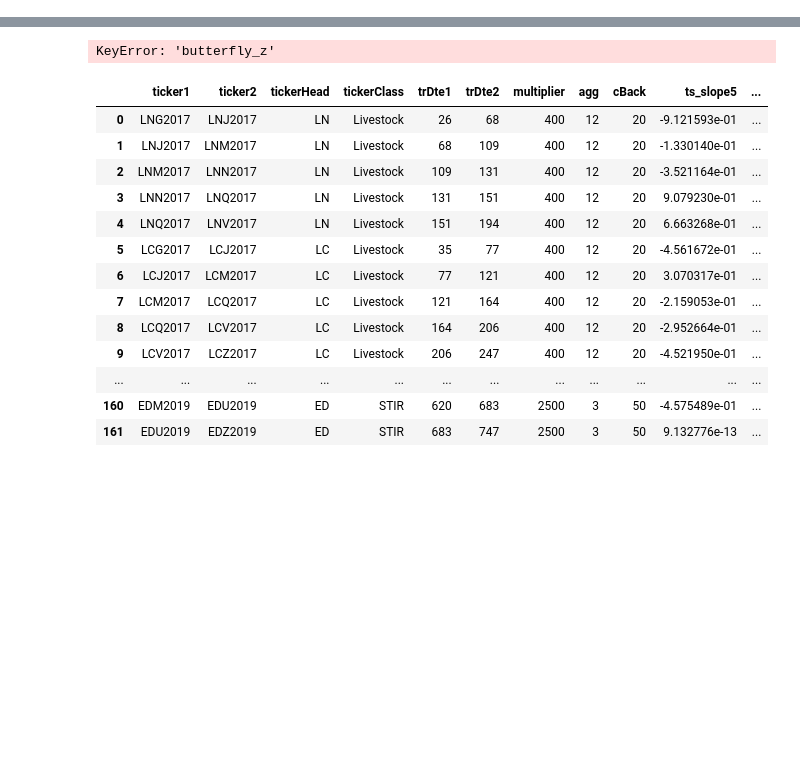
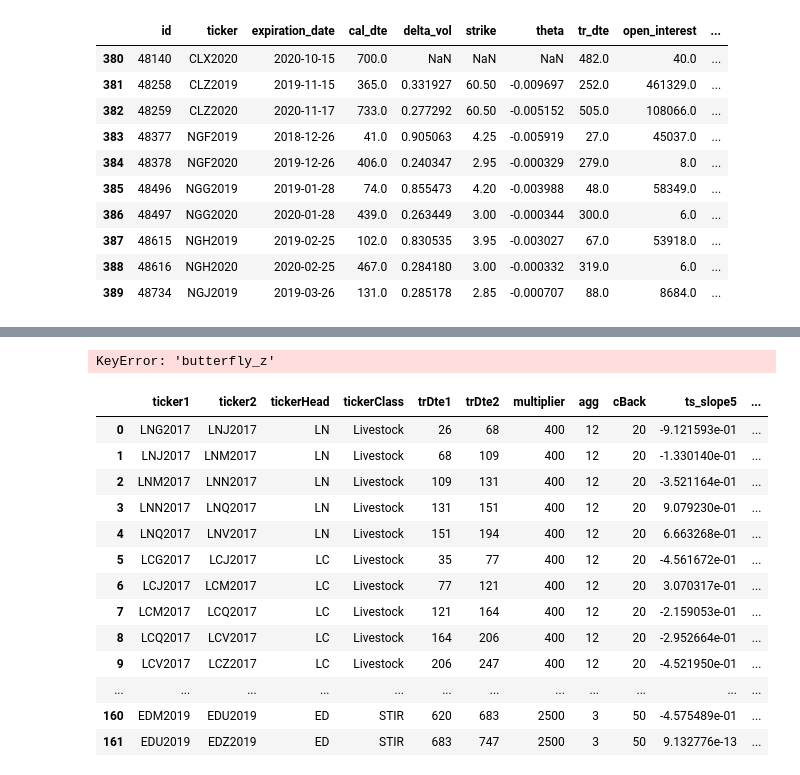
Before and after one commit to d0p34m1n3/repo_barbarossa, a Jupyter notebook: PycharmProjects/quandl_data/Untitled.ipynb, the cells around one changed output, grey strips where cells are left out. Drawn from its saved outputs; the diff is of its cells as text; code cells hidden in the pictures; blank space fills up the shorter version.

```diff
--- a/PycharmProjects/quandl_data/Untitled.ipynb
+++ b/PycharmProjects/quandl_data/Untitled.ipynb
@@ -233,0 +108,14 @@ data_out = gfp.get_futures_price_preloaded(ticker_head=ticker_head)
+# %%
+atm_vol_frame.iloc[380:390]
+# %% [output]
+|  | id | ticker | expiration_date | cal_dte | delta_vol | strike | theta | tr_dte | open_interest | ... |
+| 380 | 48140 | CLX2020 | 2020-10-15 | 700.0 | NaN | NaN | NaN | 482.0 | 40.0 | ... |
+| 381 | 48258 | CLZ2019 | 2019-11-15 | 365.0 | 0.331927 | 60.50 | -0.009697 | 252.0 | 461329.0 | ... |
+| 382 | 48259 | CLZ2020 | 2020-11-17 | 733.0 | 0.277292 | 60.50 | -0.005152 | 505.0 | 108066.0 | ... |
+| 383 | 48377 | NGF2019 | 2018-12-26 | 41.0 | 0.905063 | 4.25 | -0.005919 | 27.0 | 45037.0 | ... |
+| 384 | 48378 | NGF2020 | 2019-12-26 | 406.0 | 0.240347 | 2.95 | -0.000329 | 279.0 | 8.0 | ... |
+| 385 | 48496 | NGG2019 | 2019-01-28 | 74.0 | 0.855473 | 4.20 | -0.003988 | 48.0 | 58349.0 | ... |
+| 386 | 48497 | NGG2020 | 2020-01-28 | 439.0 | 0.263449 | 3.00 | -0.000344 | 300.0 | 6.0 | ... |
+| 387 | 48615 | NGH2019 | 2019-02-25 | 102.0 | 0.830535 | 3.95 | -0.003027 | 67.0 | 53918.0 | ... |
+| 388 | 48616 | NGH2020 | 2020-02-25 | 467.0 | 0.284180 | 3.00 | -0.000332 | 319.0 | 6.0 | ... |
+| 389 | 48734 | NGJ2019 | 2019-03-26 | 131.0 | 0.285178 | 2.85 | -0.000707 | 88.0 | 8684.0 | ... |
```
Also changed, not shown: parts of 30 cells of this notebook, 20 other files.
